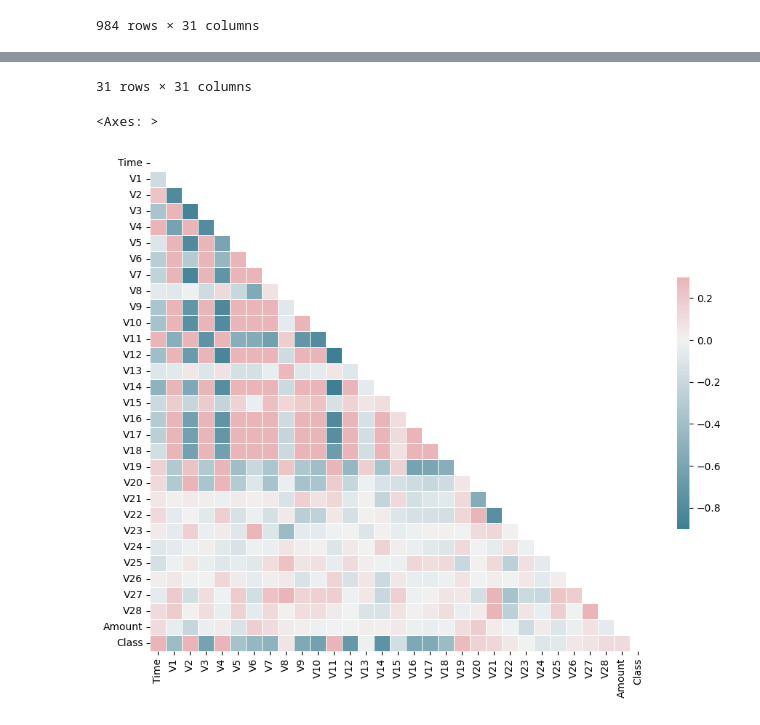
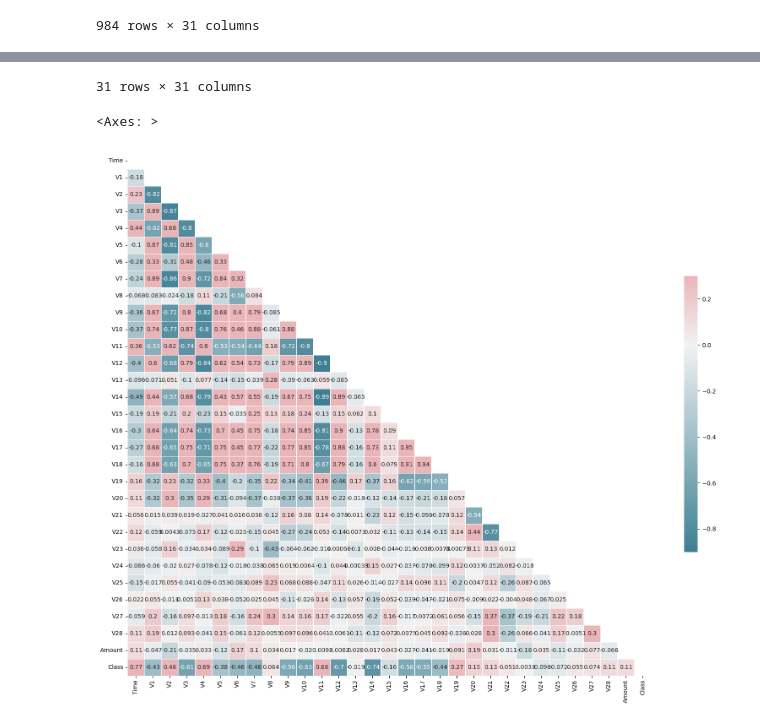
Before and after one commit to LINSANITY03/Fraud_Detection_System, a Jupyter notebook: notebooks/data_preprocessing.ipynb, the cells around one changed output, grey strips where cells are left out. Drawn from its saved outputs; the diff is of its cells as text; code cells hidden in the pictures.

Commit message:
changes in heatmap config

```diff
--- a/notebooks/data_preprocessing.ipynb
+++ b/notebooks/data_preprocessing.ipynb
@@ -60,33 +60,33 @@ import matplotlib.pyplot as plt
 correlation = equalized_data.corr()
 display(correlation)
 # creating a mask of matrix same as correlation
 mask = np.zeros_like(correlation, dtype=bool)
 # hiding the redundant data from upper triangle
 mask[np.triu_indices_from(mask)] = True
 # Set up the matplotlib figure
-f, ax = plt.subplots(figsize=(11, 9))
+f, ax = plt.subplots(figsize=(20, 17))
 # Generate a custom diverging colormap
 cmap = sns.diverging_palette(220, 10, as_cmap=True)
 # Draw the heatmap with the mask and correct aspect ratio
-sns.heatmap(correlation, mask=mask, cmap=cmap, vmax=.3, center=0,square=True, linewidths=.5, cbar_kws={"shrink": .5})
+sns.heatmap(correlation, annot=True, mask=mask, cmap=cmap, vmax=.3, center=0,square=True, linewidths=.5, cbar_kws={"shrink": .5})
 # %% [output]
 |  | Time | V1 | V2 | V3 | V4 | V5 | V6 | V7 | V8 | V9 | ... | ... |
 | Time | 1.000000 | -0.176633 | 0.227863 | -0.365219 | 0.441040 | -0.103839 | -0.283806 | -0.241602 | -0.067636 | -0.356338 | ... | ... |
 | V1 | -0.176633 | 1.000000 | -0.815273 | 0.885851 | -0.618810 | 0.871065 | 0.331246 | 0.893485 | -0.083201 | 0.667411 | ... | ... |
 | V2 | 0.227863 | -0.815273 | 1.000000 | -0.870190 | 0.684931 | -0.810743 | -0.308700 | -0.857683 | -0.023728 | -0.718727 | ... | ... |
 | V3 | -0.365219 | 0.885851 | -0.870190 | 1.000000 | -0.796294 | 0.852409 | 0.483934 | 0.895456 | -0.175860 | 0.795067 | ... | ... |
 | V4 | 0.441040 | -0.618810 | 0.684931 | -0.796294 | 1.000000 | -0.600360 | -0.458256 | -0.724185 | 0.113031 | -0.818020 | ... | ... |
 | V5 | -0.103839 | 0.871065 | -0.810743 | 0.852409 | -0.600360 | 1.000000 | 0.325918 | 0.841820 | -0.208157 | 0.678050 | ... | ... |
 | V6 | -0.283806 | 0.331246 | -0.308700 | 0.483934 | -0.458256 | 0.325918 | 1.000000 | 0.316023 | -0.557619 | 0.403167 | ... | ... |
 | V7 | -0.241602 | 0.893485 | -0.857683 | 0.895456 | -0.724185 | 0.841820 | 0.316023 | 1.000000 | 0.083513 | 0.786806 | ... | ... |
 | V8 | -0.067636 | -0.083201 | -0.023728 | -0.175860 | 0.113031 | -0.208157 | -0.557619 | 0.083513 | 1.000000 | -0.084799 | ... | ... |
 | V9 | -0.356338 | 0.667411 | -0.718727 | 0.795067 | -0.818020 | 0.678050 | 0.403167 | 0.786806 | -0.084799 | 1.000000 | ... | ... |
 | ... | ... | ... | ... | ... | ... | ... | ... | ... | ... | ... | ... | ... |
 | V26 | 0.022196 | 0.055143 | -0.011322 | -0.005142 | 0.134909 | 0.037928 | -0.052112 | 0.024934 | 0.045091 | -0.114933 | ... | ... |
 | V27 | -0.059106 | 0.196408 | -0.163782 | 0.096974 | -0.012749 | 0.184453 | -0.155945 | 0.236305 | 0.297871 | 0.140779 | ... | ... |
 | V28 | 0.105158 | 0.186987 | 0.012342 | 0.092987 | -0.040933 | 0.149613 | -0.061031 | 0.116872 | 0.005547 | 0.096520 | ... | ... |
 | Amount | 0.106553 | -0.046907 | -0.212187 | -0.034515 | 0.032909 | -0.115057 | 0.171647 | 0.103533 | 0.034383 | 0.016888 | ... | ... |
 | Class | 0.766175 | -0.426422 | 0.478113 | -0.613963 | 0.685672 | -0.378402 | -0.457721 | -0.484249 | 0.063857 | -0.564955 | ... | ... |
 31 rows × 31 columns
 <Axes: >
-[figure, old version]
+[figure, new version]
```
